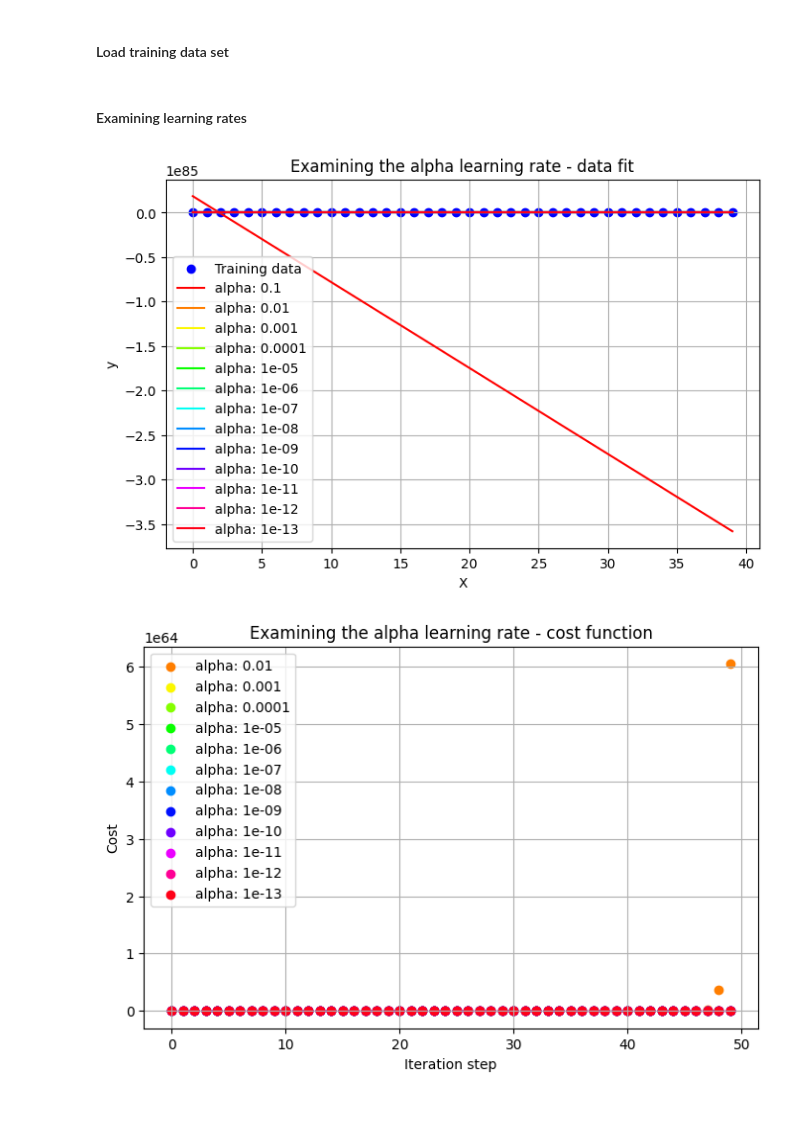
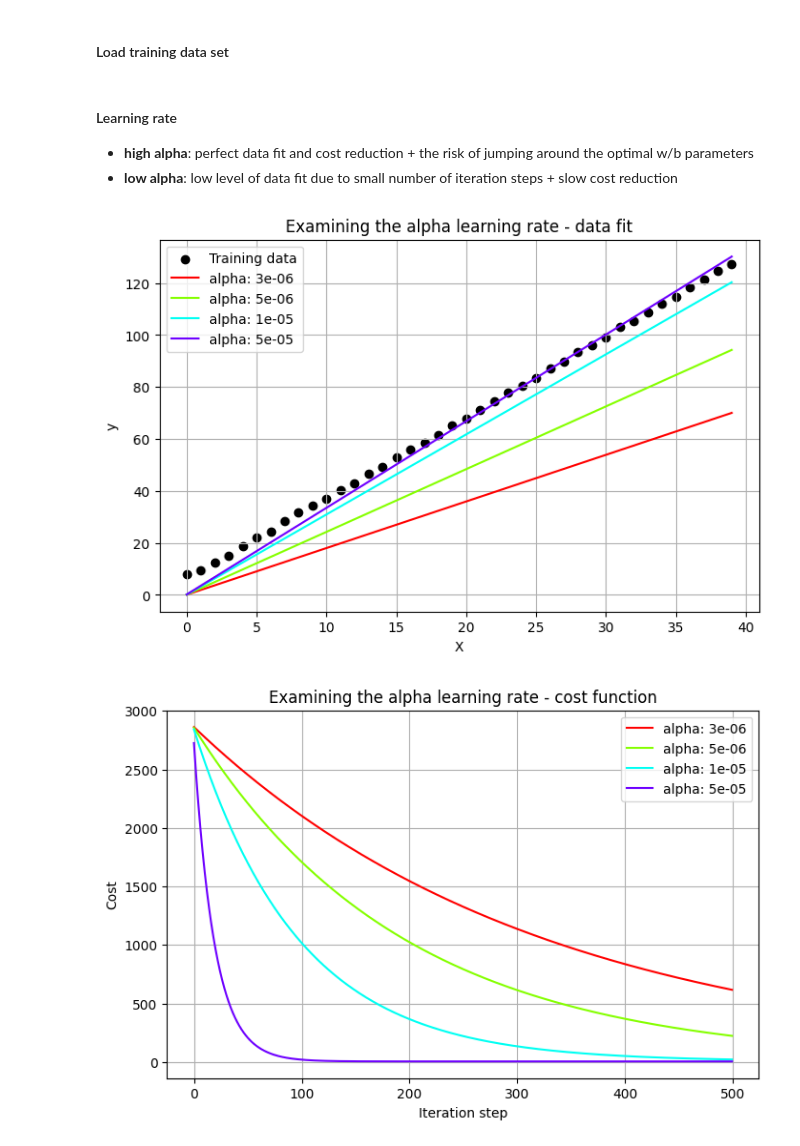
Before and after one commit to janek1842/mlbyjan-sandbox, a Jupyter notebook: livescripts/linear_regression_extended.ipynb, the cells around one changed output. Drawn from its saved outputs; the diff is of its cells as text; code cells hidden in the pictures; blank space fills up the shorter version.

```diff
--- a/livescripts/linear_regression_extended.ipynb
+++ b/livescripts/linear_regression_extended.ipynb
@@ -32,54 +32,48 @@ with open(file_path, "r") as f:
 x = np.array([item["x"] for item in data]).reshape(-1, 1)  # shape (n_samples, 1)
 y = np.array([item["y"] for item in data])                  # shape (n_samples,)
 # %% [markdown]
-#### Examining learning rates
+#### Learning rate
+
+- **high alpha**: perfect data fit and cost reduction + the risk of jumping around the optimal w/b parameters
+- **low alpha**: low level of data fit due to small number of iteration steps + slow cost reduction
-# %%
-%%capture
-w_coefficients = []
-b_coefficients = []
-costs = []
-rates = []
-
-for i in range(1,14):
-    rates.append(10**(-i))
-
-for i in rates:
-    w,b,stepsW,stepsB,computed_costs=lnrgsv.run_gradient_descent(x,y,0,0,i,50)
-
-    costs.append(computed_costs)
-    w_coefficients.append(w)
-    b_coefficients.append(b)
 # %%
 import matplotlib.pyplot as plt
+import matplotlib as mpl
 
 def get_cmap(n, name='hsv'):
-    return plt.cm.get_cmap(name, n)
+    return plt.get_cmap(name, n)
 
-cmap = get_cmap(len(rates))
+#rates = [0.0001,0.001,0.0015,0.002,0.003]
+
+rates = [3e-06,5e-06,10e-06,5e-05]
+cmap = get_cmap(len(rates)+1)
 
 plt.figure(figsize=(8,5))
-plt.scatter(x, y, color='blue', label='Training data')
+plt.scatter(x, y, color='black', label='Training data')
 plt.xlabel('X')
 plt.ylabel('y')
 plt.title('Examining the alpha learning rate - data fit')
 
-for i in range (len(rates)):
-    plt.plot(x, w_coefficients[i]*x+b_coefficients[i],color=cmap(i),label=str('alpha: '+str(rates[i])))
+for i, val in enumerate(rates):
+    w,b,stepsW,stepsB,computed_costs=lnrgsv.run_gradient_descent(x,y,0,0,val,500)
+    plt.plot(x, w*x+b,color=cmap(i),label=str('alpha: '+str(val)))
 
 plt.legend()
 plt.grid(True)
 plt.show()
 
 plt.figure(figsize=(8,5))
 plt.xlabel('Iteration step')
 plt.ylabel('Cost')
 plt.title('Examining the alpha learning rate - cost function')
 
-for i in range (1,len(rates)):
-    plt.scatter(np.arange(len(costs[i])), costs[i],color=cmap(i),label=str('alpha: '+str(rates[i])))
+for i, val in enumerate(rates):
+    w,b,stepsW,stepsB,computed_costs=lnrgsv.run_gradient_descent(x,y,0,0,val,500)
+    plt.plot(np.arange(len(computed_costs)), computed_costs,color=cmap(i),label=str('alpha: '+str(val)))
+
 plt.legend()
 plt.grid(True)
 plt.show()
 # %% [output]
-[figure, old version]
+[figure, new version]
-[figure, old version]
+[figure, new version]
```
Also changed, not shown: parts of 1 cell of this notebook, 2 other files.
